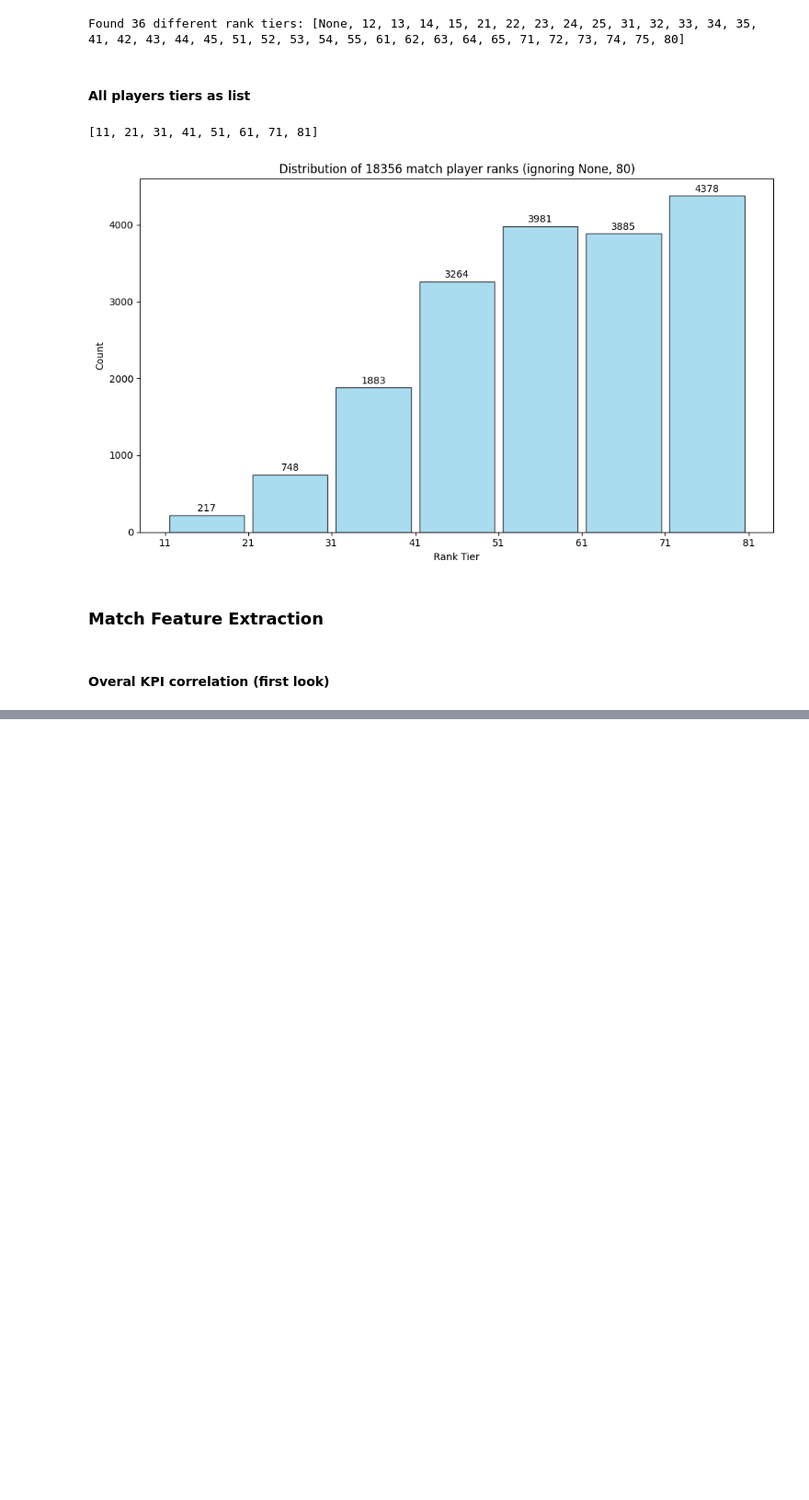
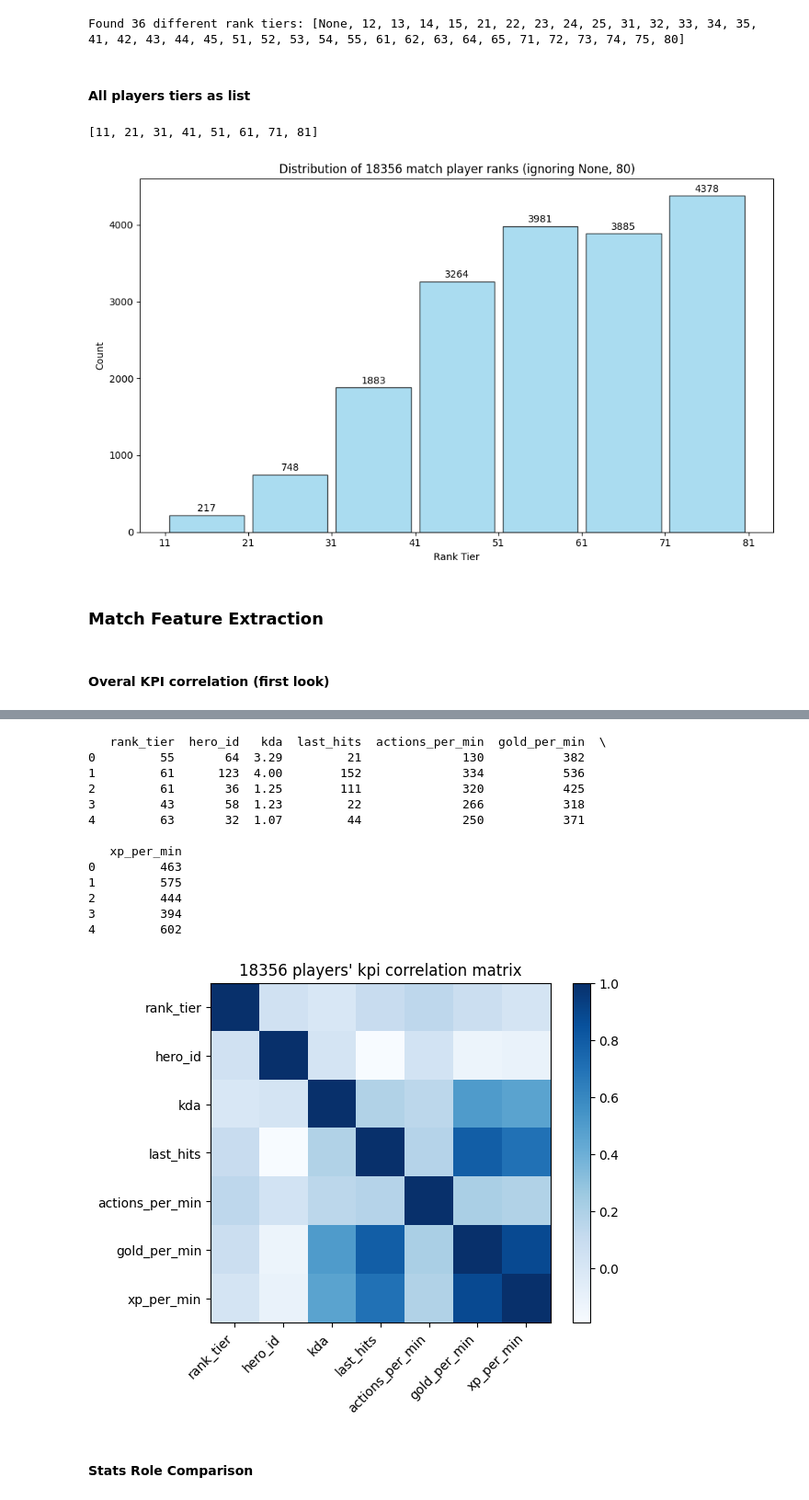
Before and after one commit to batukav/mmr-predictor, a Jupyter notebook: src/mongo_match_eda.ipynb, the cells around one changed output, grey strips where cells are left out. Shown at 92% size. Cells and saved outputs as stored; diff of their text form; code cells hidden in the pictures; blank space fills up the shorter version.

Commit message:
role based stats summary and func

```diff
--- a/src/mongo_match_eda.ipynb
+++ b/src/mongo_match_eda.ipynb
@@ -69,6 +69,7 @@ id
 from enum import Enum
 
 class Role(Enum):
+    ANY = 0
     CARRY = 1 # name = value
     DISABLER = 2
     DURABLE = 3
@@ -85,12 +86,19 @@ class Role(Enum):
 # SELECT * from heroes WHERE LOWER('Carry') = ANY(ARRAY(SELECT LOWER(role) FROM unnest(roles) AS role)) ORDER BY heroes.id ASC;
 
 def get_hero_ids_of_role(role: Role) -> list[int]:
-    sql: str = f"SELECT id from heroes WHERE LOWER('{role.name}') = ANY(ARRAY(SELECT LOWER(role) FROM unnest(roles) AS role)) ORDER BY heroes.id ASC;"
+    # prepare sql
+    if not role == Role.ANY:
+        sql: str = f"SELECT id from heroes WHERE LOWER('{role.name}') = ANY(ARRAY(SELECT LOWER(role) FROM unnest(roles) AS role)) ORDER BY heroes.id ASC;"
+    else:
+        sql: str = f"SELECT id from heroes ORDER BY heroes.id ASC;"
+
+    # make api request
     res: requests.Response = pgdu.make_request_with_retries(f"https://api.opendota.com/api/explorer?sql={sql}")
     role_ids: list[dict] = []
     if res.status_code != 200:
         raise ValueError(f'Failed to retrieve data: {res.status_code}')
     else:
+        # process response
         role_ids = json.loads(res.text)
         assert "rows" in role_ids.keys() and len(role_ids["rows"]) > 0, "no rows to process for role ids"
         return [e["id"] for e in list(role_ids["rows"])]
@@ -446,0 +347,45 @@ plt.show()
+# %%
+df = get_kpis_by_role(Role.ANY)
+print(df.head())
+
+matrix = df.corr()
+
+# plt.figure(figsize=(10, 6))
+
+# plotting correlation matrix
+plt.imshow(matrix, cmap='Blues')
+
+# adding colorbar
+plt.colorbar()
+
+# extracting variable names
+variables = []
+for i in matrix.columns:
+    variables.append(i)
+
+# Adding labels to the matrix
+plt.xticks(range(len(matrix)), variables, rotation=45, ha='right')
+plt.yticks(range(len(matrix)), variables)
+
+plt.title(f'{len(df)} players\' kpi correlation matrix')
+
+# Display the plot
+# plt.tight_layout()
+plt.show()
+# %% [output]
+   rank_tier  hero_id   kda  last_hits  actions_per_min  gold_per_min  \
+0         55       64  3.29         21              130           382
+1         61      123  4.00        152              334           536
+2         61       36  1.25        111              320           425
+3         43       58  1.23         22              266           318
+4         63       32  1.07         44              250           371
+
+   xp_per_min
+0         463
+1         575
+2         444
+3         394
+4         602
+[figure, added]
+# %% [markdown]
+#### Stats Role Comparison
```
Also changed, not shown: parts of 7 cells of this notebook.
